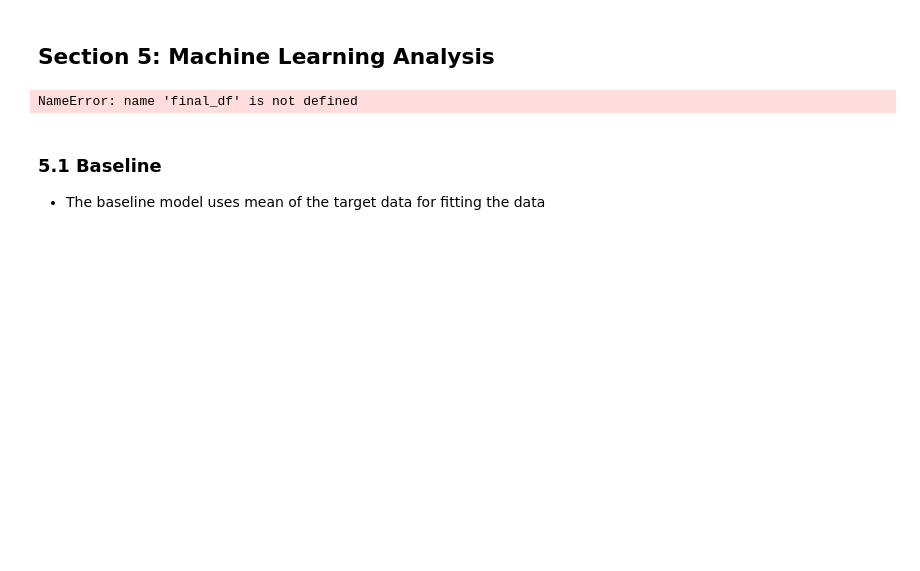
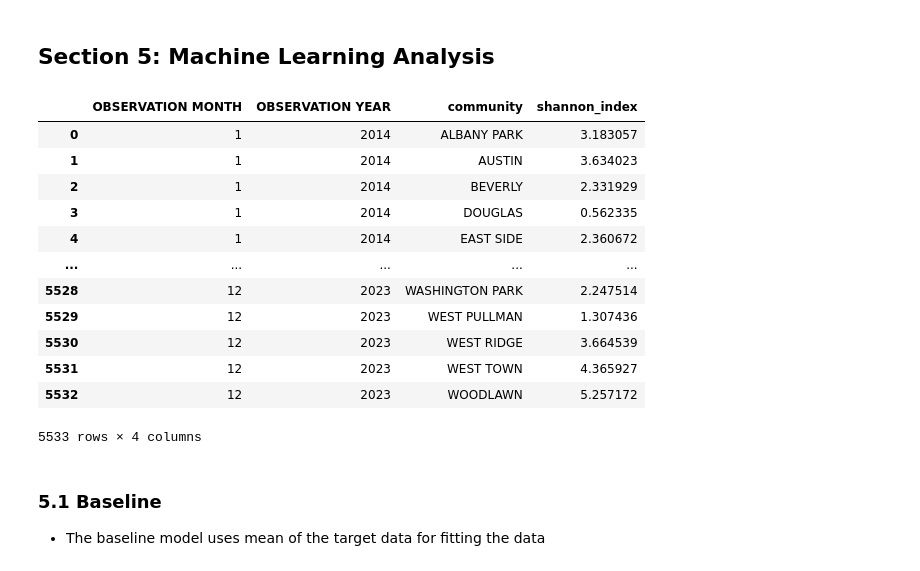
Before and after one commit to uic-cs418/group-project-the-data-sleuths, a Jupyter notebook: eBirdCleanorgFinal.ipynb, the cells around one changed output. Cells and saved outputs as stored; diff of their text form; code cells hidden in the pictures; blank space fills up the shorter version.

```diff
--- a/eBirdCleanorgFinal.ipynb
+++ b/eBirdCleanorgFinal.ipynb
@@ -412,3 +497,22 @@ fig.show()
 # %%
 from sklearn.model_selection import train_test_split
 from sklearn.metrics import mean_squared_error
+# %%
+final_df = eda.aggregate_data(ebird_gdf,["OBSERVATION MONTH", "OBSERVATION YEAR", "community"])
+final_df["shannon_index"] = final_df["COUNT"].apply(eda.shannon_index)
+# %%
+final_df[["OBSERVATION MONTH","OBSERVATION YEAR","community","shannon_index"]]
+# %% [output]
+|  | OBSERVATION MONTH | OBSERVATION YEAR | community | shannon_index |
+| 0 | 1 | 2014 | ALBANY PARK | 3.183057 |
+| 1 | 1 | 2014 | AUSTIN | 3.634023 |
+| 2 | 1 | 2014 | BEVERLY | 2.331929 |
+| 3 | 1 | 2014 | DOUGLAS | 0.562335 |
+| 4 | 1 | 2014 | EAST SIDE | 2.360672 |
+| ... | ... | ... | ... | ... |
+| 5528 | 12 | 2023 | WASHINGTON PARK | 2.247514 |
+| 5529 | 12 | 2023 | WEST PULLMAN | 1.307436 |
+| 5530 | 12 | 2023 | WEST RIDGE | 3.664539 |
+| 5531 | 12 | 2023 | WEST TOWN | 4.365927 |
+| 5532 | 12 | 2023 | WOODLAWN | 5.257172 |
+5533 rows × 4 columns
@@ -415,14 +523,17 @@ from sklearn.metrics import mean_squared_error
 # %%
-features = ['PERCENT OF HOUSING CROWDED',
-            'PERCENT HOUSEHOLDS BELOW POVERTY',
-            'HARDSHIP INDEX',
-            'PER CAPITA INCOME']
+features = ['OBSERVATION MONTH',
+            'OBSERVATION YEAR',
+            'community']
 target = 'shannon_index'
 X = final_df[features]
 y = final_df[target]
 X_train, X_test, y_train, y_test = train_test_split(X, y, test_size=0.2, random_state=42)
+preprocessor = ColumnTransformer(
+    transformers=[
+        ('onehot', OneHotEncoder(), ['community'])
+    ],
+    remainder='passthrough'
+)
-# %% [output]
-NameError: name 'final_df' is not defined
 # %% [markdown]
 ### 5.1 Baseline
 
```
Also changed, not shown: parts of 12 cells of this notebook, 1 other file.
